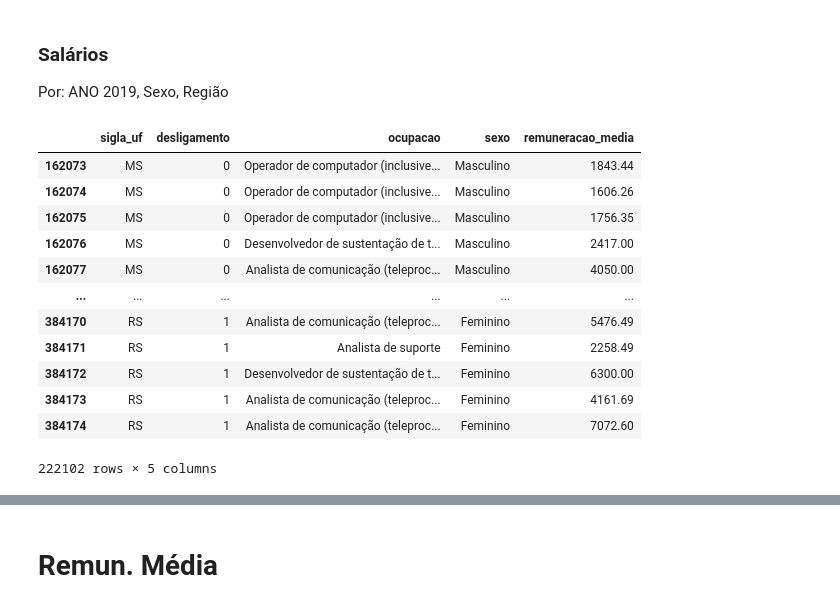
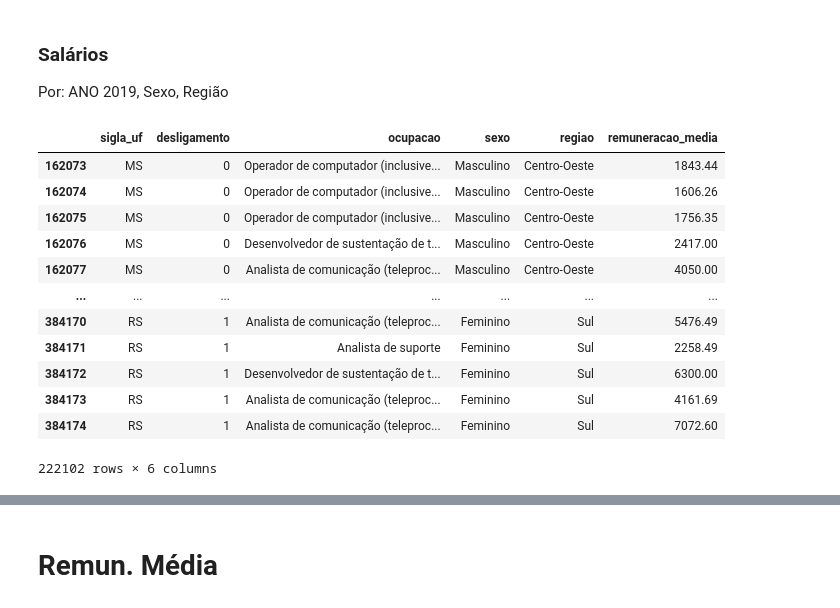
Before and after one commit to celiudos/unb_artigo_mineracao_dados, a Jupyter notebook: src/analise_profissionais_ti_genero.ipynb, the cells around one changed output, grey strips where cells are left out. Cells and saved outputs as stored; diff of their text form; code cells hidden in the pictures.

```diff
--- a/src/analise_profissionais_ti_genero.ipynb
+++ b/src/analise_profissionais_ti_genero.ipynb
@@ -80,19 +76,19 @@ df.groupby(["ano", "sexo"]).size().reset_index(name="qnt")
 Por: ANO 2019, Sexo, Região
 # %%
 # df_ana = df_2019[["sigla_uf", "desligamento", "ocupacao", "sexo", "remuneracao_media"]]
-df_ana = df_2020[["sigla_uf", "desligamento", "ocupacao", "sexo", "remuneracao_media"]]
+df_ana = df_2020[["sigla_uf", "desligamento", "ocupacao", "sexo", "regiao", "remuneracao_media"]]
 df_ana
 # %% [output]
-|  | sigla_uf | desligamento | ocupacao | sexo | remuneracao_media |
-| 162073 | MS | 0 | Operador de computador (inclusive... | Masculino | 1843.44 |
-| 162074 | MS | 0 | Operador de computador (inclusive... | Masculino | 1606.26 |
-| 162075 | MS | 0 | Operador de computador (inclusive... | Masculino | 1756.35 |
-| 162076 | MS | 0 | Desenvolvedor de sustentação de t... | Masculino | 2417.00 |
-| 162077 | MS | 0 | Analista de comunicação (teleproc... | Masculino | 4050.00 |
-| ... | ... | ... | ... | ... | ... |
-| 384170 | RS | 1 | Analista de comunicação (teleproc... | Feminino | 5476.49 |
-| 384171 | RS | 1 | Analista de suporte | Feminino | 2258.49 |
-| 384172 | RS | 1 | Desenvolvedor de sustentação de t... | Feminino | 6300.00 |
-| 384173 | RS | 1 | Analista de comunicação (teleproc... | Feminino | 4161.69 |
-| 384174 | RS | 1 | Analista de comunicação (teleproc... | Feminino | 7072.60 |
+|  | sigla_uf | desligamento | ocupacao | sexo | regiao | remuneracao_media |
+| 162073 | MS | 0 | Operador de computador (inclusive... | Masculino | Centro-Oeste | 1843.44 |
+| 162074 | MS | 0 | Operador de computador (inclusive... | Masculino | Centro-Oeste | 1606.26 |
+| 162075 | MS | 0 | Operador de computador (inclusive... | Masculino | Centro-Oeste | 1756.35 |
+| 162076 | MS | 0 | Desenvolvedor de sustentação de t... | Masculino | Centro-Oeste | 2417.00 |
+| 162077 | MS | 0 | Analista de comunicação (teleproc... | Masculino | Centro-Oeste | 4050.00 |
+| ... | ... | ... | ... | ... | ... | ... |
+| 384170 | RS | 1 | Analista de comunicação (teleproc... | Feminino | Sul | 5476.49 |
+| 384171 | RS | 1 | Analista de suporte | Feminino | Sul | 2258.49 |
+| 384172 | RS | 1 | Desenvolvedor de sustentação de t... | Feminino | Sul | 6300.00 |
+| 384173 | RS | 1 | Analista de comunicação (teleproc... | Feminino | Sul | 4161.69 |
+| 384174 | RS | 1 | Analista de comunicação (teleproc... | Feminino | Sul | 7072.60 |
-222102 rows × 5 columns
+222102 rows × 6 columns
```
Also changed, not shown: parts of 10 cells of this notebook, 5 other files.
